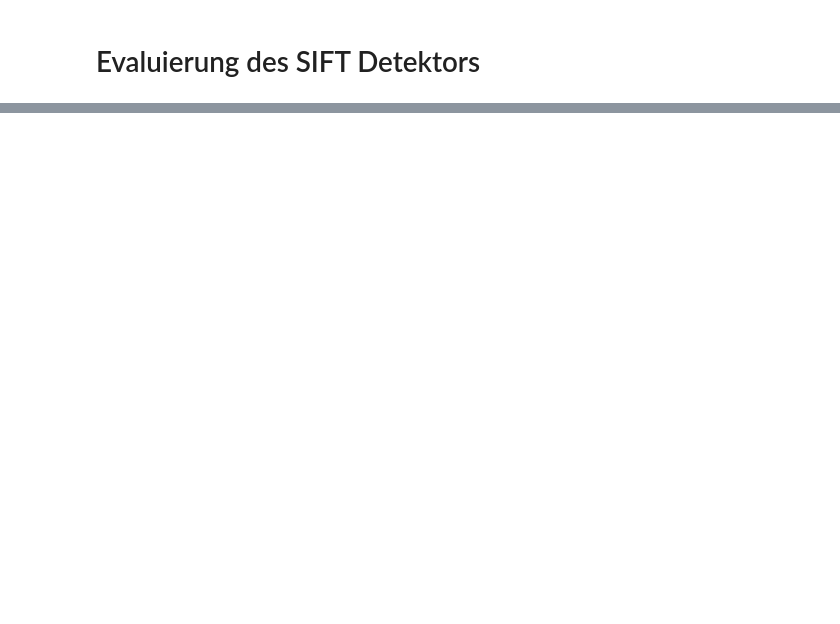
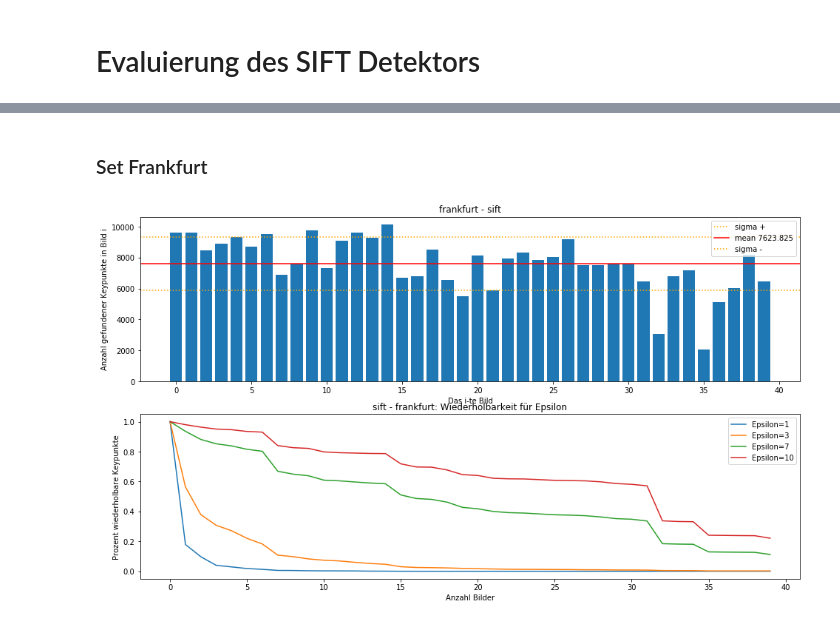
Before and after one commit to Mizzade/diplomarbeit, a Jupyter notebook: evaluation/detectors/Evaluation - Detektor - SIFT.ipynb, the cells around one changed output, grey strips where cells are left out. Saved outputs shown, nothing was run; the diff lists cells and outputs as text; code cells hidden in the pictures; blank space fills up the shorter version.

```diff
--- a/evaluation/detectors/Evaluation - Detektor - SIFT.ipynb
+++ b/evaluation/detectors/Evaluation - Detektor - SIFT.ipynb
@@ -123,0 +87,8 @@ for i in range(len_ws):
+# %% [markdown]
+### Set Frankfurt
+# %%
+set_name='frankfurt'
+plt.rcParams['figure.figsize'] = [16, 9]
+plot_metrics(data, collection_name, set_name, detector_name)
+# %% [output]
+[figure, added]
```
Also changed, not shown: parts of 39 cells of this notebook, 1 other file.
